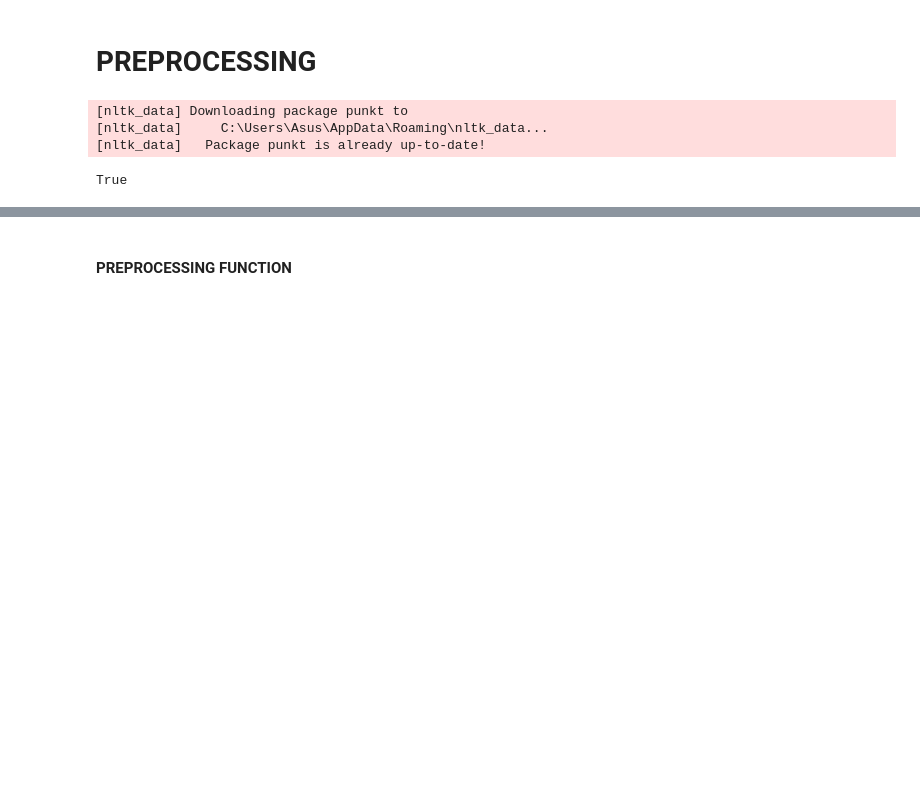
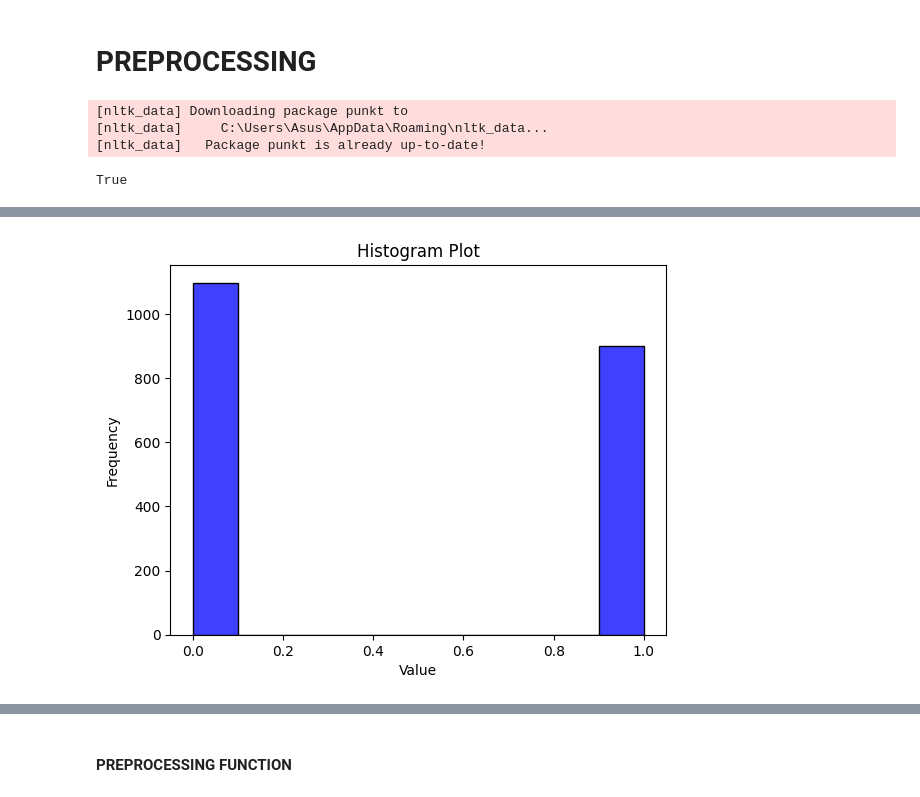
Before and after one commit to IvanSholana/Machine-Learning-Project, a Jupyter notebook: Hoax News Detection/TrueNHoaxDetection.ipynb, the cells around one changed output, grey strips where cells are left out. Cells and saved outputs as stored; diff of their text form; code cells hidden in the pictures; blank space fills up the shorter version.

```diff
--- a/Hoax News Detection/TrueNHoaxDetection.ipynb
+++ b/Hoax News Detection/TrueNHoaxDetection.ipynb
@@ -21,3 +41,12 @@ df = pd.read_csv("./dataset/dataset.csv") # Memuat dataset
+# %%
+# Membuat histogram plot menggunakan Seaborn
+sns.histplot(df['Label'], bins=10, kde=False, color='blue')
+plt.title('Histogram Plot')
+plt.xlabel('Value')
+plt.ylabel('Frequency')
+plt.show()
+# %% [output]
+[figure, added]
 # %%
 df
 # %% [output]
```
Also changed, not shown: parts of 23 cells of this notebook.
